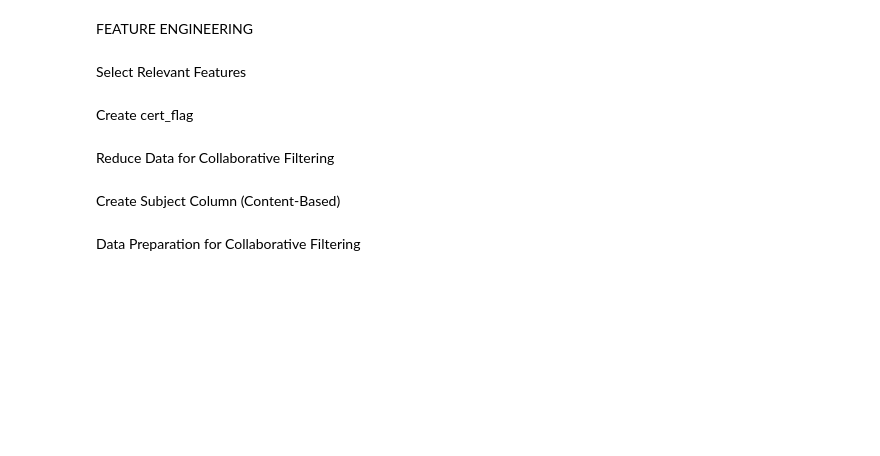
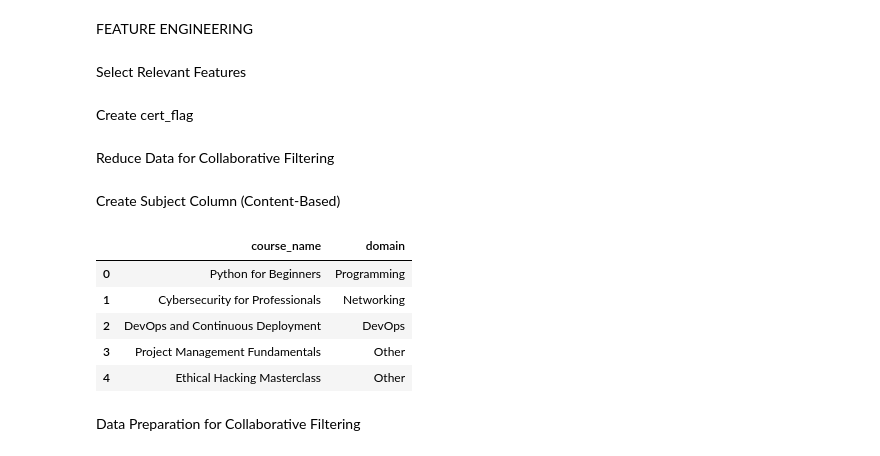
Before and after one commit to Akritichhaya/Course_Recommendation_system, a Jupyter notebook: Recommendation - collaborative.ipynb, the cells around one changed output. Drawn from its saved outputs; the diff is of its cells as text; code cells hidden in the pictures; blank space fills up the shorter version.

```diff
--- a/Recommendation - collaborative.ipynb
+++ b/Recommendation - collaborative.ipynb
@@ -128,6 +183,14 @@ def extract_domain(course_name):
     return "Other"
 # %%
 df['domain'] = df['course_name'].apply(extract_domain)
+df[["course_name", "domain"]].head()
+# %% [output]
+|  | course_name | domain |
+| 0 | Python for Beginners | Programming |
+| 1 | Cybersecurity for Professionals | Networking |
+| 2 | DevOps and Continuous Deployment | DevOps |
+| 3 | Project Management Fundamentals | Other |
+| 4 | Ethical Hacking Masterclass | Other |
 # %% [markdown]
 Data Preparation for Collaborative Filtering
 # %%
```
Also changed, not shown: parts of 16 cells of this notebook, 2 other files.
